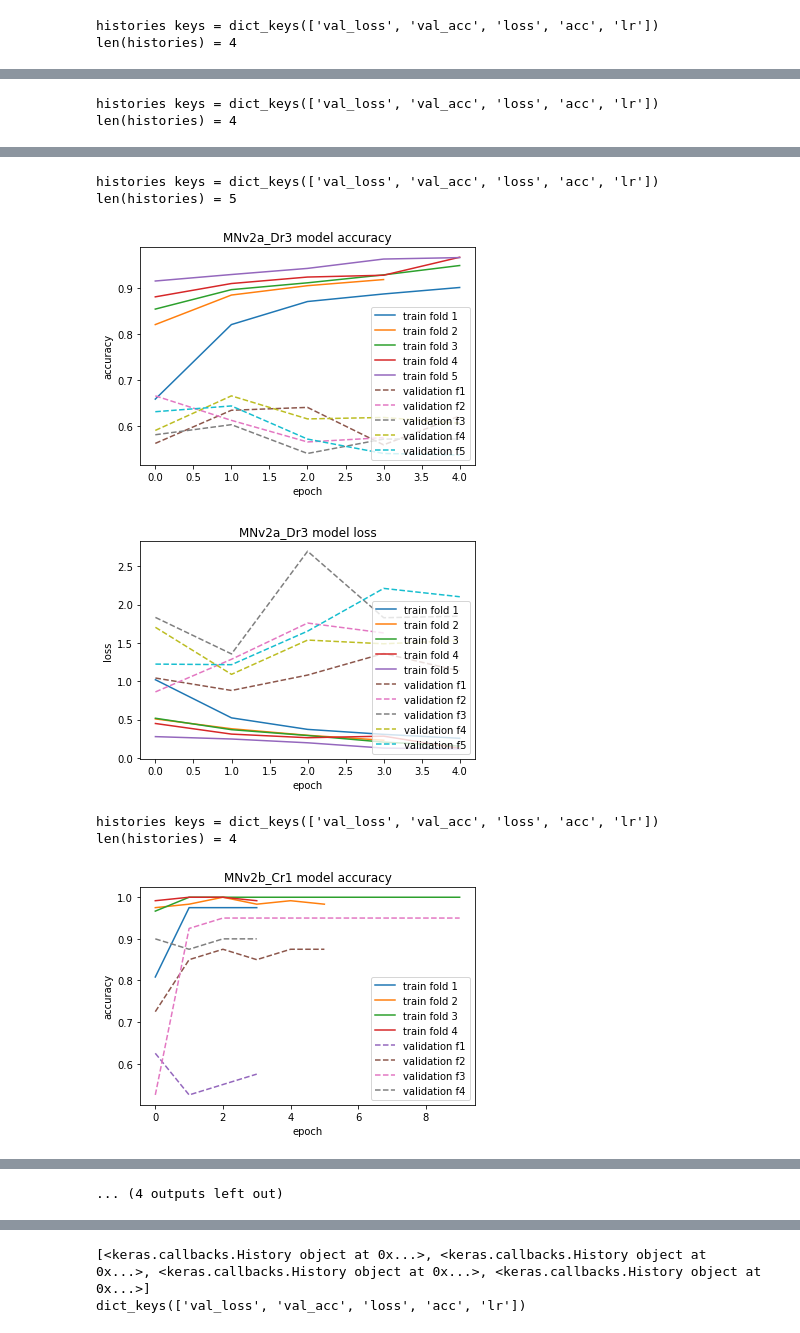
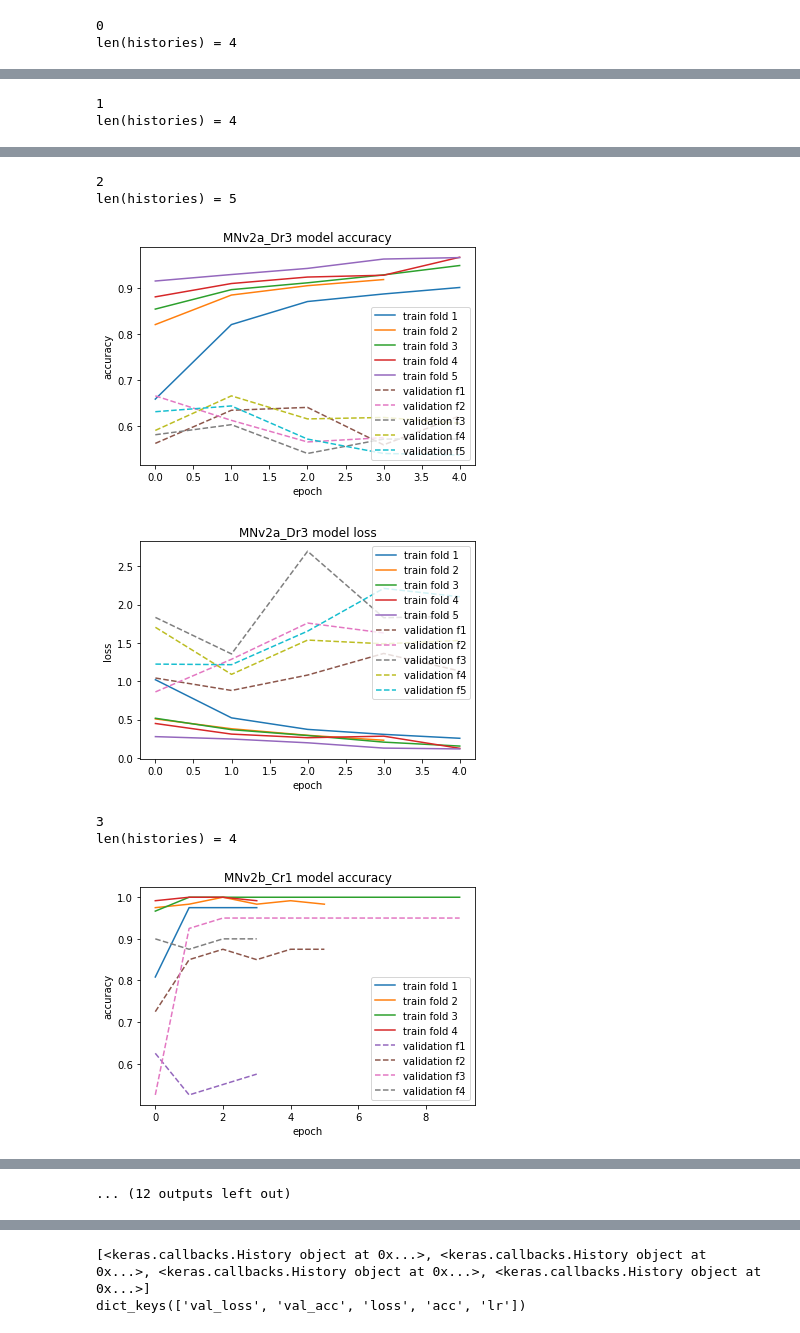
Before and after one commit to oneforawe/ai-vision-for-endoscopy, a Jupyter notebook: explain/demonstrations/AnalyzingResults.ipynb, the cells around one changed output, grey strips where cells are left out. Saved outputs shown, nothing was run; the diff lists cells and outputs as text; code cells hidden in the pictures.

```diff
--- a/explain/demonstrations/AnalyzingResults.ipynb
+++ b/explain/demonstrations/AnalyzingResults.ipynb
@@ -45,15 +47,15 @@ histories_paths.append( {'name': 'MNv2c_Cr1', 'filepath' :
 histories_paths.append( {'name': 'MNv2c_Dr1', 'filepath' :
                          '../../output/mobilenet_v2_c/breeder_01/data_D/Run_01/for_plots/histories_Run_01.pckl'} )
 # %%
-def make_a_plot(output_index):
+def make_plots(output_index):
     file = open(histories_paths[output_index]['filepath'],'rb')
     histories = pickle.load(file) # histories for a single run
     file.close()
 
-    print(f'histories keys = {histories[0].history.keys()}')
     print(f'len(histories) = {len(histories)}')
-    # summarize history for accuracy
+    # history of accuracy and loss
     plot_these = [['acc','val_acc','accuracy','Acc'], ['loss','val_loss','loss','Loss']]
+    # [(history key), (history key), (plot label), (filename affix)]
     for plot_this in plot_these:
         for i in range(len(histories)):
             plt.plot(histories[i].history[plot_this[0]], linestyle='solid')
@@ -63,15 +65,22 @@ def make_a_plot(output_index):
         plt.ylabel(plot_this[2])
         plt.xlabel('epoch')
         if len(histories)==4:
-            plt.legend(['train fold 1', 'train fold 2', 'train fold 3', 'train fold 4', 'validation f1', 'validation f2', 'validation f3', 'validation f4'], loc='lower right')
+            if plot_this[0]=='acc':
+                plt.legend(['train fold 1', 'train fold 2', 'train fold 3', 'train fold 4', 'validation f1', 'validation f2', 'validation f3', 'validation f4'], loc='lower right')
+            if plot_this[0]=='loss':
+                plt.legend(['train fold 1', 'train fold 2', 'train fold 3', 'train fold 4', 'validation f1', 'validation f2', 'validation f3', 'validation f4'], loc='upper right')
         if len(histories)==5:
-            plt.legend(['train fold 1', 'train fold 2', 'train fold 3', 'train fold 4', 'train fold 5', 'validation f1', 'validation f2', 'validation f3', 'validation f4', 'validation f5'], loc='lower right')
-        savefig("{}_{}.png".format(histories_paths[output_index]['name'],plot_this[3]), dpi=300, bbox_inches='tight')
+            if plot_this[0]=='acc':
+                plt.legend(['train fold 1', 'train fold 2', 'train fold 3', 'train fold 4', 'train fold 5', 'validation f1', 'validation f2', 'validation f3', 'validation f4', 'validation f5'], loc='lower right')
+            if plot_this[0]=='loss':
+                plt.legend(['train fold 1', 'train fold 2', 'train fold 3', 'train fold 4', 'train fold 5', 'validation f1', 'validation f2', 'validation f3', 'validation f4', 'validation f5'], loc='upper right')
+        savefig("figures/{}_{}.png".format(histories_paths[output_index]['name'],plot_this[3]), dpi=300, bbox_inches='tight')
         plt.show()
 # %%
 for run_index in range(len(histories_paths)):
-    make_a_plot(run_index)
+    print(run_index)
+    make_plots(run_index)
 # %% [output]
-histories keys = dict_keys(['val_loss', 'val_acc', 'loss', 'acc', 'lr'])
+0
 len(histories) = 4
 [figure]
@@ -79,3 +88,3 @@ len(histories) = 4
-histories keys = dict_keys(['val_loss', 'val_acc', 'loss', 'acc', 'lr'])
+1
 len(histories) = 4
 [figure]
@@ -83,7 +92,7 @@ len(histories) = 4
-histories keys = dict_keys(['val_loss', 'val_acc', 'loss', 'acc', 'lr'])
+2
 len(histories) = 5
 [figure]
-[figure, old version]
+[figure, new version]
-histories keys = dict_keys(['val_loss', 'val_acc', 'loss', 'acc', 'lr'])
+3
 len(histories) = 4
 [figure]
@@ -91 +100 @@ len(histories) = 4
-... (4 outputs left out)
+... (12 outputs left out)
```
Also changed, not shown: parts of 7 cells of this notebook, 11 other files.
